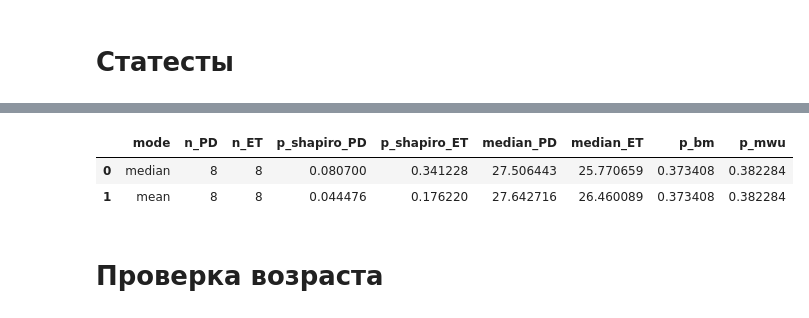
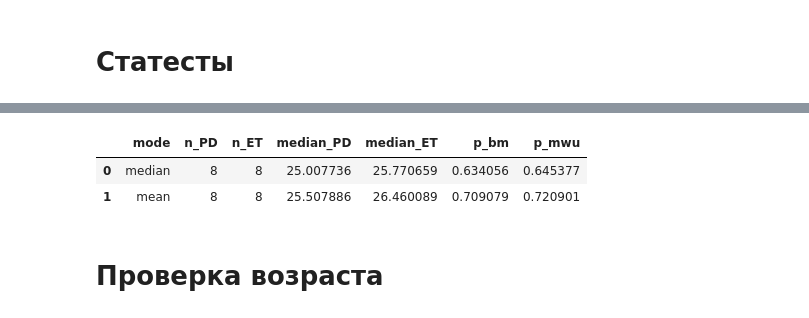
Before and after one commit to AlexanderVinarsky/PD_vs_ET_EOG_Classifier, a Jupyter notebook: [IRE]_Amplitude_statistics.ipynb, the cells around one changed output, grey strips where cells are left out. Drawn from its saved outputs; the diff is of its cells as text; code cells hidden in the pictures.

```diff
--- a/[IRE]_Amplitude_statistics.ipynb
+++ b/[IRE]_Amplitude_statistics.ipynb
@@ -313,8 +313,8 @@ PD
 # %% [markdown]
 !!!!!!!!!!!!!!!!!!!!!ОБРЕЗКА!!!!!!!!!!!!!!!!!!!!!!!!
 # %%
-"""patient_cols_pd = [c for c in amp_pd.columns if str(c).startswith("patient_")]
-patient_cols_et = [c for c in amp_et.columns if str(c).startswith("patient_")]
+#patient_cols_pd = [c for c in amp_pd.columns if str(c).startswith("patient_")]
+#patient_cols_et = [c for c in amp_et.columns if str(c).startswith("patient_")]
 
-amp_pd[patient_cols_pd] = amp_pd[patient_cols_pd].mask(amp_pd[patient_cols_pd] > 40, np.nan)
-amp_et[patient_cols_et] = amp_et[patient_cols_et].mask(amp_et[patient_cols_et] > 40, np.nan)"""
+#amp_pd[patient_cols_pd] = amp_pd[patient_cols_pd].mask(amp_pd[patient_cols_pd] > 40, np.nan)
+#amp_et[patient_cols_et] = amp_et[patient_cols_et].mask(amp_et[patient_cols_et] > 40, np.nan)
@@ -539,7 +528,6 @@ for i, imp in enumerate(amp_pd["Unnamed: 0"].astype(int).tolist()):
 
     print(
         f"Impulse {imp}: "
-        f"Shapiro PD p={px:.4g}, ET p={py:.4g}, "
         f"BM p={p_bm:.4g}, MWU p={p_mwu:.4g}, "
         f"nPD={len(x)}, nET={len(y)}"
     )
@@ -580,38 +555,36 @@ def patient_agg(df: pd.DataFrame, how: str) -> np.ndarray:
 def run_patient_level(how: str) -> pd.DataFrame:
     x = patient_agg(amp_pd, how)
     y = patient_agg(amp_et, how)
 
     row = {
         "mode": how,
         "n_PD": len(x),
         "n_ET": len(y),
-        "p_shapiro_PD": normality_p(x),
-        "p_shapiro_ET": normality_p(y),
         "median_PD": float(np.median(x)) if len(x) else np.nan,
         "median_ET": float(np.median(y)) if len(y) else np.nan,
     }
 
     try:
         row["p_bm"] = float(stats.brunnermunzel(x, y, alternative="two-sided").pvalue)
     except Exception:
         row["p_bm"] = np.nan
 
     try:
         row["p_mwu"] = float(stats.mannwhitneyu(x, y, alternative="two-sided", method="auto").pvalue)
     except Exception:
         row["p_mwu"] = np.nan
 
     return pd.DataFrame([row])
 
 stats_patient_median = run_patient_level("median")
 stats_patient_mean   = run_patient_level("mean")
 
 stats_patient = pd.concat([stats_patient_median, stats_patient_mean], ignore_index=True)
 display(stats_patient)
 # %% [output]
-|  | mode | n_PD | n_ET | p_shapiro_PD | p_shapiro_ET | median_PD | median_ET | p_bm | p_mwu |
-| 0 | median | 8 | 8 | 0.080700 | 0.341228 | 27.506443 | 25.770659 | 0.373408 | 0.382284 |
-| 1 | mean | 8 | 8 | 0.044476 | 0.176220 | 27.642716 | 26.460089 | 0.373408 | 0.382284 |
+|  | mode | n_PD | n_ET | median_PD | median_ET | p_bm | p_mwu |
+| 0 | median | 8 | 8 | 25.007736 | 25.770659 | 0.634056 | 0.645377 |
+| 1 | mean | 8 | 8 | 25.507886 | 26.460089 | 0.709079 | 0.720901 |
 # %% [markdown]
 # Проверка возраста
 # %%
```
Also changed, not shown: parts of 15 cells of this notebook.
